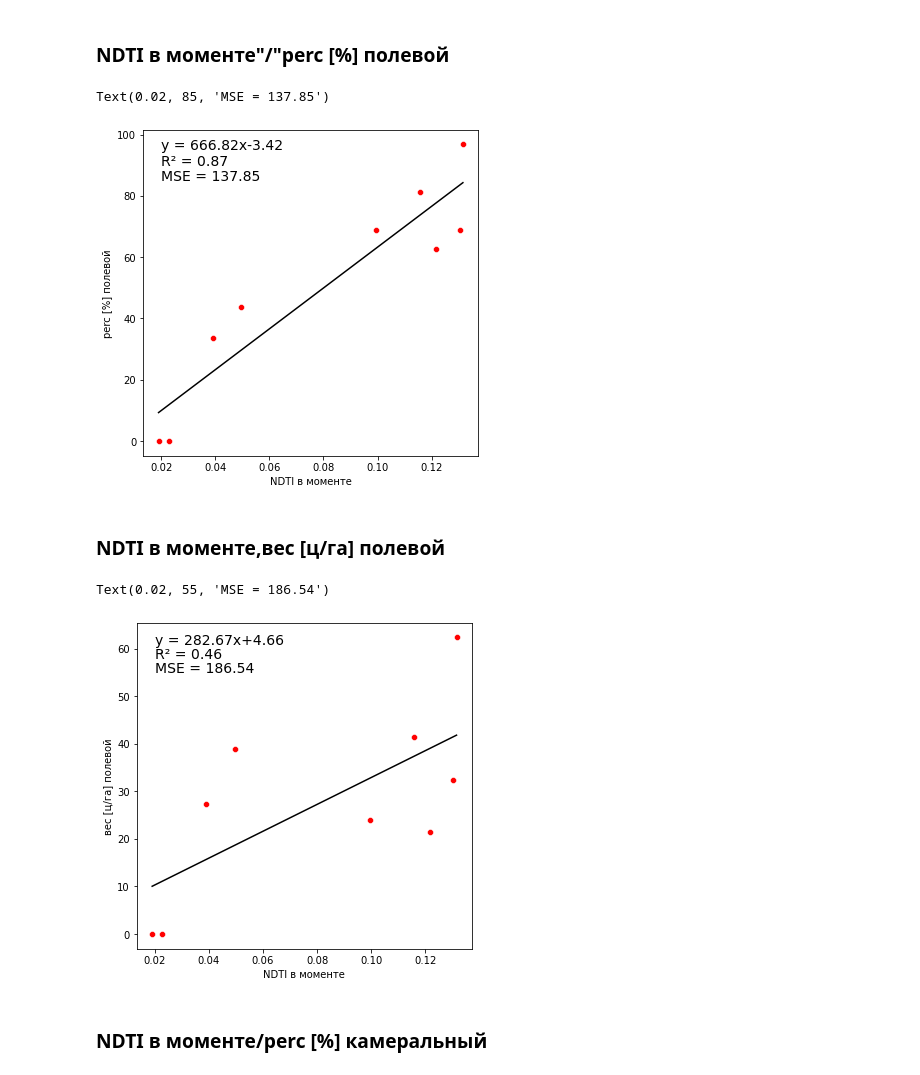
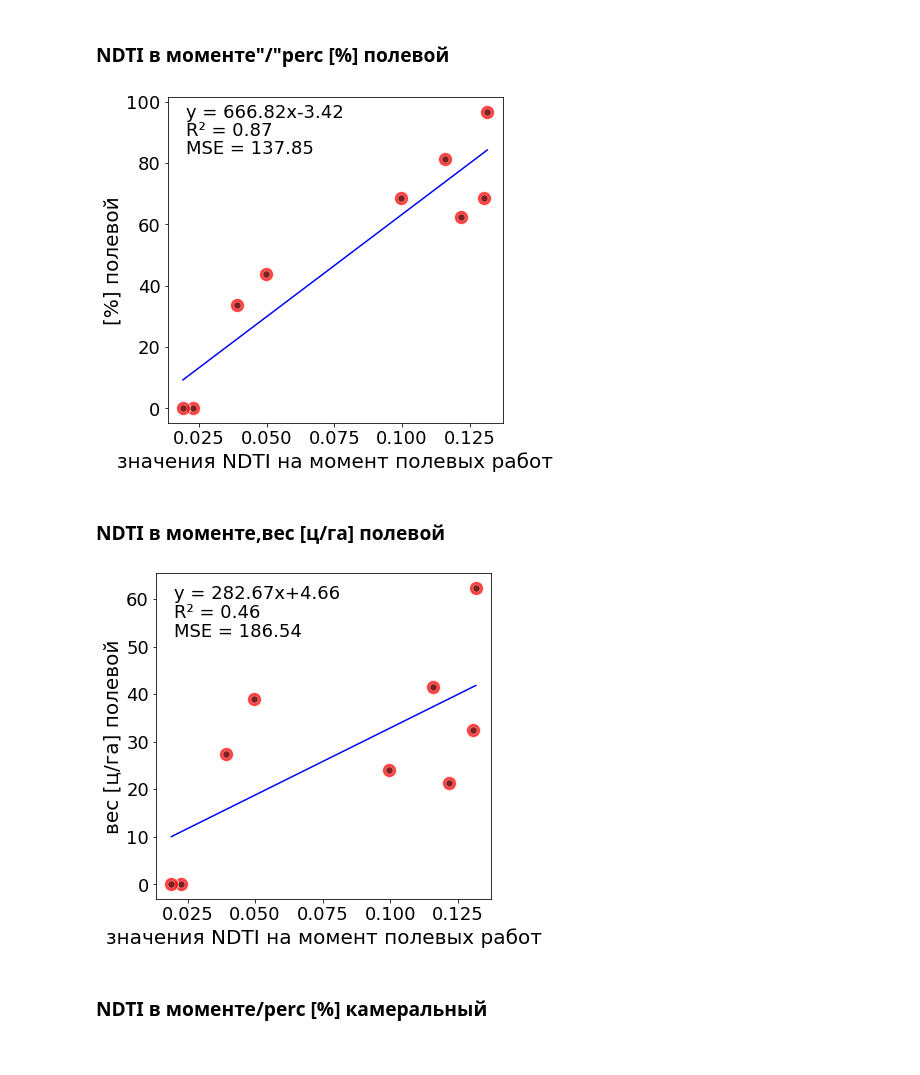
Before and after one commit to hukitoc94/total_archangelskiy, a Jupyter notebook: CRC_modeling/modeling.ipynb, the cells around one changed output. Drawn from its saved outputs; the diff is of its cells as text; code cells hidden in the pictures.

```diff
--- a/CRC_modeling/modeling.ipynb
+++ b/CRC_modeling/modeling.ipynb
@@ -212,27 +212,32 @@ model3 =  line_regression(archangelskiy[["NDTI в моменте","perc [%] ка
 # %% [markdown]
 ### NDTI в моменте"/"perc [%] полевой
 # %%
+
+sns.set_context( rc={"font.size":14,"axes.titlesize":20,"axes.labelsize":20})
 model1 =  line_regression(archangelskiy[["NDTI в моменте","perc [%] полевой" ]]) #NDTI в момент полевых работ и полевые данные о площади покрытия
 
 litle_df = archangelskiy[["NDTI в моменте","perc [%] полевой" ]].copy()
 
 predictions = np.array(model1['предсказания']).reshape(-1)
 mse = model1["MSE"]
 R2 = model1["R2"]
 
 intercept = model1["интерсепт"]
 predictor = model1["предиктор"]
 
 
 fig , axes = plt.subplots(1,1, figsize=(6,6))
-plot = sns.scatterplot(x = litle_df.iloc[:,0] , y = litle_df.iloc[:,1], color = 'red', ax = axes)
-plot = sns.lineplot(x = litle_df.iloc[:,0],y =  predictions , color = 'black', ax = axes)
-axes.text(0.02, 95, f"y = {predictor}x{intercept}", horizontalalignment='left', size=14, color='black')
-axes.text(0.02, 90, f"R\u00b2 = {R2}" , horizontalalignment='left', size=14, color='black')
-axes.text(0.02, 85, f"MSE = {mse}" , horizontalalignment='left', size=14, color='black')
+plot = sns.scatterplot(x = litle_df.iloc[:,0] , y = litle_df.iloc[:,1], color = 'red',s = 200,alpha = 0.75, ax = axes)
+plot = sns.scatterplot(x = litle_df.iloc[:,0] , y = litle_df.iloc[:,1], color = 'black',s = 50,alpha = 0.5, ax = axes)
+
+plot = sns.lineplot(x = litle_df.iloc[:,0],y =  predictions , color = 'blue', ax = axes)
+axes.text(0.02, 95, f"y = {predictor}x{intercept}", horizontalalignment='left', size=18, color='black')
+axes.text(0.02, 89, f"R\u00b2 = {R2}" , horizontalalignment='left', size=18, color='black')
+axes.text(0.02, 83, f"MSE = {mse}" , horizontalalignment='left', size=18, color='black')
+axes.set(xlabel='значения NDTI на момент полевых работ', ylabel = "[%] полевой")
+axes.tick_params(labelsize = 18)
 # %% [output]
-Text(0.02, 85, 'MSE = 137.85')
-[figure, old version]
+[figure, new version]
 # %% [markdown]
 ### NDTI в моменте,вес [ц/га] полевой
 # %%
@@ -249,14 +254,17 @@ predictor = model2["предиктор"]
 
 
 fig , axes = plt.subplots(1,1, figsize=(6,6))
-plot = sns.scatterplot(x = litle_df.iloc[:,0] , y = litle_df.iloc[:,1], color = 'red', ax = axes)
-plot = sns.lineplot(x = litle_df.iloc[:,0],y =  predictions , color = 'black', ax = axes)
-axes.text(0.02, 61, f"y = {predictor}x{intercept}", horizontalalignment='left', size=14, color='black')
-axes.text(0.02, 58, f"R\u00b2 = {R2}" , horizontalalignment='left', size=14, color='black')
-axes.text(0.02, 55, f"MSE = {mse}" , horizontalalignment='left', size=14, color='black')
+plot = sns.scatterplot(x = litle_df.iloc[:,0] , y = litle_df.iloc[:,1], color = 'red',s = 200,alpha = 0.75, ax = axes)
+plot = sns.scatterplot(x = litle_df.iloc[:,0] , y = litle_df.iloc[:,1], color = 'black',s = 50,alpha = 0.5, ax = axes)
+
+plot = sns.lineplot(x = litle_df.iloc[:,0],y =  predictions , color = 'blue', ax = axes)
+axes.text(0.02, 60, f"y = {predictor}x{intercept}", horizontalalignment='left', size=18, color='black')
+axes.text(0.02, 56, f"R\u00b2 = {R2}" , horizontalalignment='left', size=18, color='black')
+axes.text(0.02, 52, f"MSE = {mse}" , horizontalalignment='left', size=18, color='black')
+axes.set(xlabel='значения NDTI на момент полевых работ', ylabel = "вес [ц/га] полевой")
+axes.tick_params(labelsize = 18)
 # %% [output]
-Text(0.02, 55, 'MSE = 186.54')
-[figure, old version]
+[figure, new version]
 # %% [markdown]
 ### NDTI в моменте/perc [%] камеральный
 # %%
```
Also changed, not shown: parts of 18 cells of this notebook, 1 other file.
